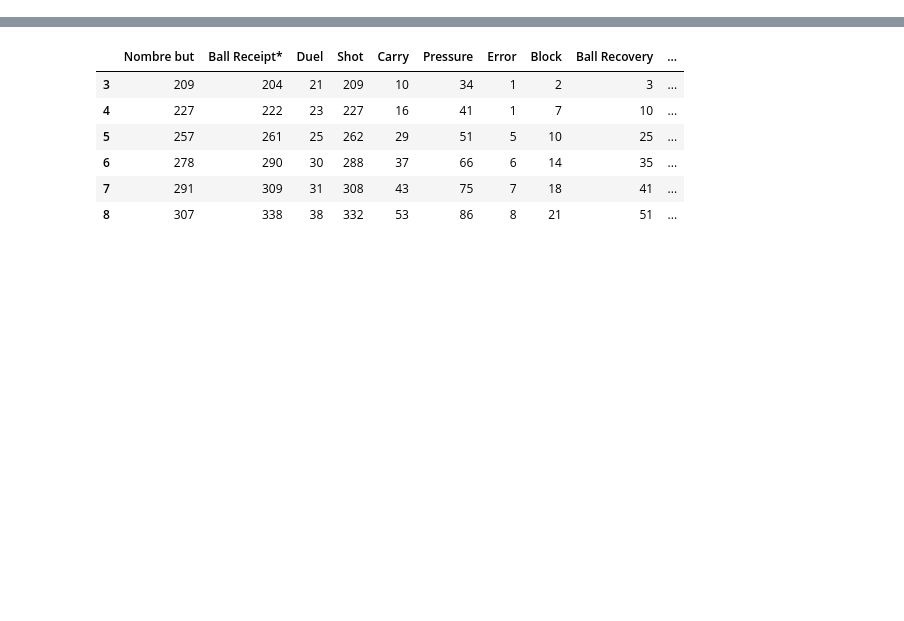
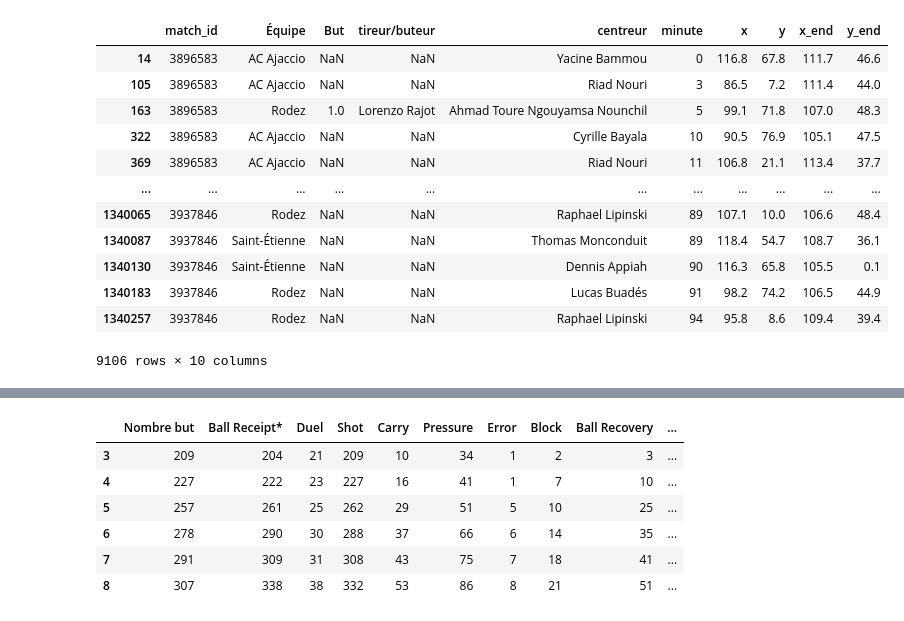
Before and after one commit to Nathan7128/Stage-CF63, a Jupyter notebook: Heatmap SB/centre/test.ipynb, the cells around one changed output, grey strips where cells are left out. Cells and saved outputs as stored; diff of their text form; code cells hidden in the pictures; blank space fills up the shorter version.

```diff
--- a/Heatmap SB/centre/test.ipynb
+++ b/Heatmap SB/centre/test.ipynb
@@ -12,3 +12,25 @@ dico_annee = {"2023_2024" : ["Auxerre", "Angers", "Saint-Étienne", "Rodez", "Pa
 annee = list(dico_annee.keys())[0]
 # %%
 event_import = pd.read_json(f"../../Data_file/Heatmap SB/{annee}.json")
+# %%
+event = event_import[~event_import.location.isna()]
+
+event.sort_values(by = ["match_id", "index"], inplace = True)
+
+event.index = range(len(event))
+# %%
+centre = event[(event.pass_cross == 1) & (event.pass_type != "Corner")]
+n_event = 5
+for i in centre.index :
+    team_i = centre.team
+    event_i = event.loc[i + 1 : i + n_event]
+    event_i_goal = event_i[((event_i.shot_outcome == "Goal") | (event_i.type == "Own Goal Against")) & (event_i.team == centre.loc[i, "team"])]
+    event_i_shot = event_i[(event_i.type == "Shot") & (event_i.team == centre.loc[i, "team"])]
+    if len(event_i_goal) > 0 :
+        centre.loc[i, ["goal", "tireur/buteur"]] = [1, event_i_goal.iloc[0]["player"]]
+    elif len(event_i_shot) > 0 :
+        centre.loc[i, ["goal", "tireur/buteur"]] = [0, event_i_shot.iloc[0]["player"]]
+        print(centre.loc[i, "tireur/buteur"])
+
+df = pd.concat([centre[["match_id", "team", "goal", "tireur/buteur", "player", "minute"]], pd.DataFrame(centre.location.tolist(), index = centre.index), pd.DataFrame(centre.pass_end_location.tolist(), index = centre.index)], axis = 1, ignore_index = True)
+df.columns = ["match_id", "Équipe", "But", "tireur/buteur", "centreur", "minute", "x", "y", "x_end", "y_end"]
@@ -14,0 +55,16 @@ event_import = pd.read_json(f"../../Data_file/Heatmap SB/{annee}.json")
+# %%
+df
+# %% [output]
+|  | match_id | Équipe | But | tireur/buteur | centreur | minute | x | y | x_end | y_end |
+| 14 | 3896583 | AC Ajaccio | NaN | NaN | Yacine Bammou | 0 | 116.8 | 67.8 | 111.7 | 46.6 |
+| 105 | 3896583 | AC Ajaccio | NaN | NaN | Riad Nouri | 3 | 86.5 | 7.2 | 111.4 | 44.0 |
+| 163 | 3896583 | Rodez | 1.0 | Lorenzo Rajot | Ahmad Toure Ngouyamsa Nounchil | 5 | 99.1 | 71.8 | 107.0 | 48.3 |
+| 322 | 3896583 | AC Ajaccio | NaN | NaN | Cyrille Bayala | 10 | 90.5 | 76.9 | 105.1 | 47.5 |
+| 369 | 3896583 | AC Ajaccio | NaN | NaN | Riad Nouri | 11 | 106.8 | 21.1 | 113.4 | 37.7 |
+| ... | ... | ... | ... | ... | ... | ... | ... | ... | ... | ... |
+| 1340065 | 3937846 | Rodez | NaN | NaN | Raphael Lipinski | 89 | 107.1 | 10.0 | 106.6 | 48.4 |
+| 1340087 | 3937846 | Saint-Étienne | NaN | NaN | Thomas Monconduit | 89 | 118.4 | 54.7 | 108.7 | 36.1 |
+| 1340130 | 3937846 | Saint-Étienne | NaN | NaN | Dennis Appiah | 90 | 116.3 | 65.8 | 105.5 | 0.1 |
+| 1340183 | 3937846 | Rodez | NaN | NaN | Lucas Buadés | 91 | 98.2 | 74.2 | 106.5 | 44.9 |
+| 1340257 | 3937846 | Rodez | NaN | NaN | Raphael Lipinski | 94 | 95.8 | 8.6 | 109.4 | 39.4 |
+9106 rows × 10 columns
```
Also changed, not shown: parts of 3 cells of this notebook, 14 other files.
